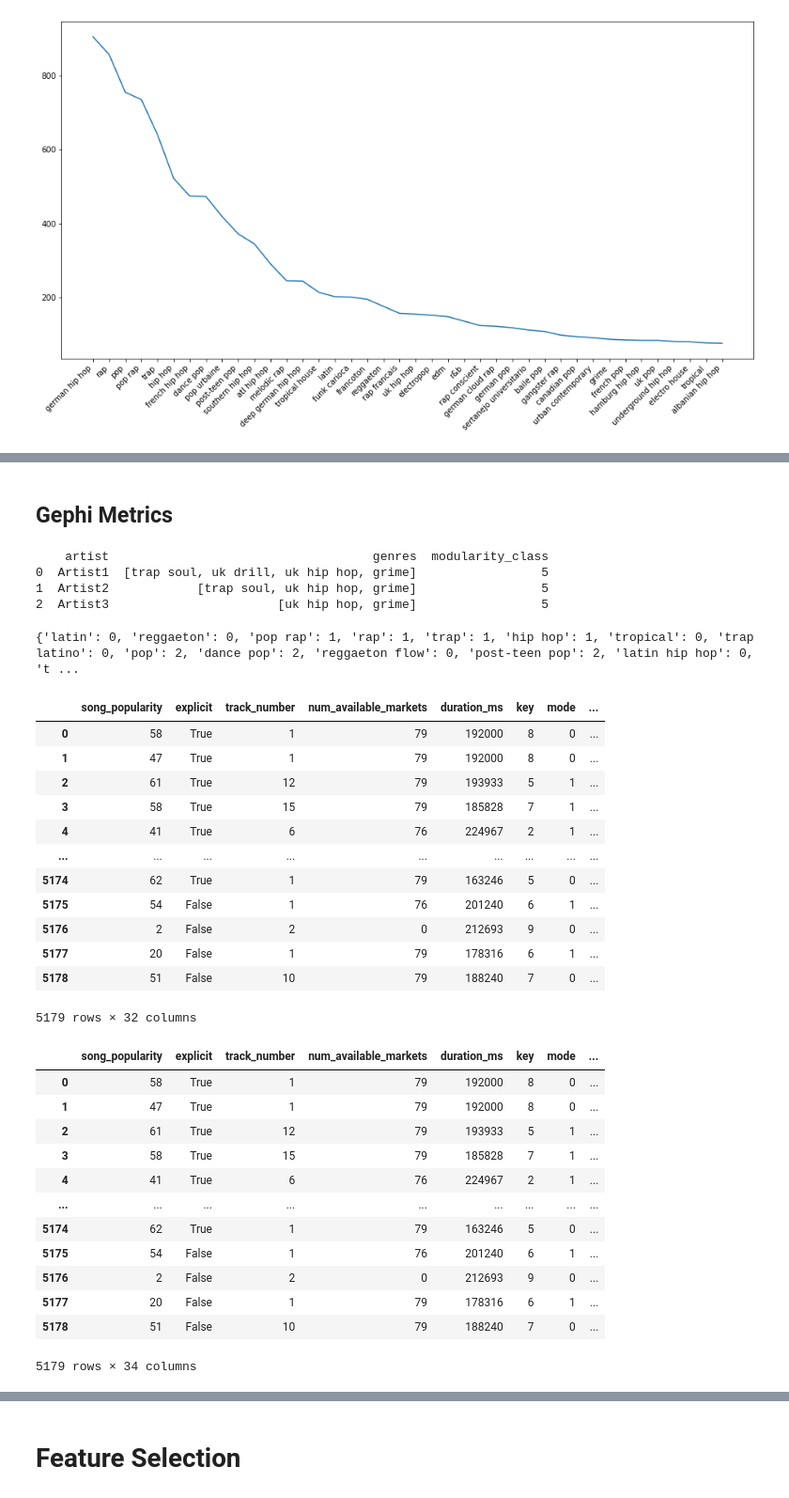
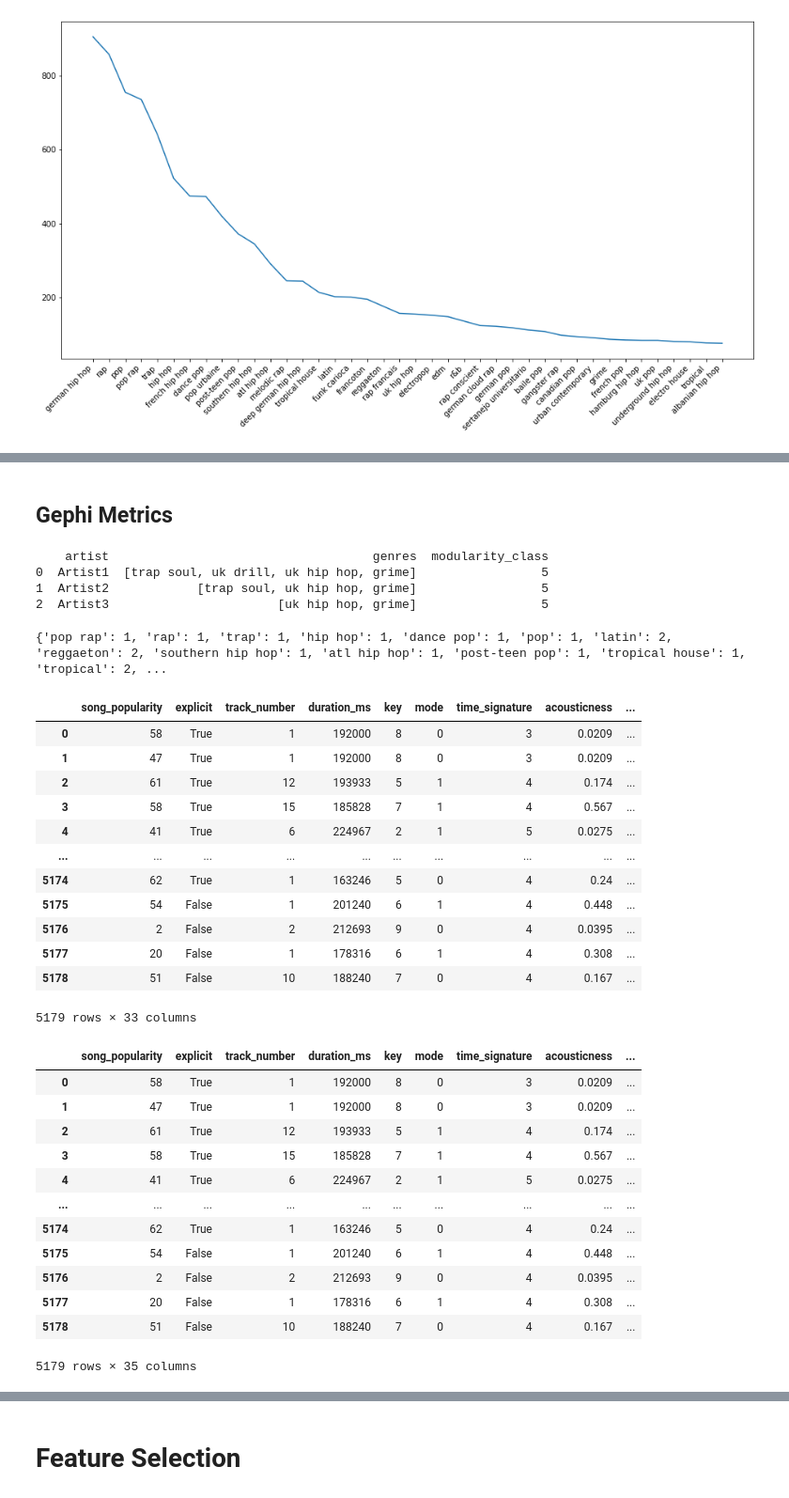
Before and after one commit to anushkavp/Music-Collaboration-Analysis, a Jupyter notebook: Preprocessing.ipynb, the cells around one changed output, grey strips where cells are left out. Shown at 94% size. Cells and saved outputs as stored; diff of their text form; code cells hidden in the pictures.

```diff
--- a/Preprocessing.ipynb
+++ b/Preprocessing.ipynb
@@ -513,2 +505,0 @@ Columns to be removed:
-# %%
-merged_df_with_artist2.drop(columns=["num_artists"], axis=1,inplace=True)
@@ -530,0 +508,4 @@ merged_df_with_artist2
+# %%
+merged_df_with_artist2['artist1_num_available_markets'] = merged_df_with_artist2.groupby('artist_1')['num_available_markets'].transform('mean').round(0)
+merged_df_with_artist2['artist2_num_available_markets'] = merged_df_with_artist2.groupby('artist_2')['num_available_markets'].transform('mean').round(0)
+merged_df_with_artist2.head()
@@ -530,0 +538,2 @@ merged_df_with_artist2
+# %%
+merged_df_with_artist2.drop(columns=["num_available_markets","num_artists"], axis=1,inplace=True)
@@ -863,6 +890,6 @@ array([[ 0.4618238 , -0.76942064,  0.63350963, ..., -0.20760952,
          1.15087197, -1.15087197]])
-# %% [markdown]
-## Gephi Metrics
+# %% [markdown]
+## Gephi Metrics
 # %%
 # getting metrics from Gephi
 import pandas as pd
@@ -904,68 +931,68 @@ print(df_artists_test)
 # %%
 import csv
 
-reader = csv.DictReader(open('node-table-modularity_class_8.csv'))
+reader = csv.DictReader(open('Gephi Stats.csv'))
 genre_modularity_mapping={}
 for row in reader:
     genre_modularity_mapping[row['Label']] = int(row['modularity_class'])
 print(genre_modularity_mapping)
 # %% [output]
-{'latin': 0, 'reggaeton': 0, 'pop rap': 1, 'rap': 1, 'trap': 1, 'hip hop': 1, 'tropical': 0, 'trap latino': 0, 'pop': 2, 'dance pop': 2, 'reggaeton flow': 0, 'post-teen pop': 2, 'latin hip hop': 0, 't ...
+{'pop rap': 1, 'rap': 1, 'trap': 1, 'hip hop': 1, 'dance pop': 1, 'pop': 1, 'latin': 2, 'reggaeton': 2, 'southern hip hop': 1, 'atl hip hop': 1, 'post-teen pop': 1, 'tropical house': 1, 'tropical': 2, ...
 # %%
 preprocessing_df
 # %% [output]
-|  | song_popularity | explicit | track_number | num_available_markets | duration_ms | key | mode | ... |
-| 0 | 58 | True | 1 | 79 | 192000 | 8 | 0 | ... |
-| 1 | 47 | True | 1 | 79 | 192000 | 8 | 0 | ... |
-| 2 | 61 | True | 12 | 79 | 193933 | 5 | 1 | ... |
-| 3 | 58 | True | 15 | 79 | 185828 | 7 | 1 | ... |
-| 4 | 41 | True | 6 | 76 | 224967 | 2 | 1 | ... |
-| ... | ... | ... | ... | ... | ... | ... | ... | ... |
-| 5174 | 62 | True | 1 | 79 | 163246 | 5 | 0 | ... |
-| 5175 | 54 | False | 1 | 76 | 201240 | 6 | 1 | ... |
-| 5176 | 2 | False | 2 | 0 | 212693 | 9 | 0 | ... |
-| 5177 | 20 | False | 1 | 79 | 178316 | 6 | 1 | ... |
-| 5178 | 51 | False | 10 | 79 | 188240 | 7 | 0 | ... |
+|  | song_popularity | explicit | track_number | duration_ms | key | mode | time_signature | acousticness | ... |
+| 0 | 58 | True | 1 | 192000 | 8 | 0 | 3 | 0.0209 | ... |
+| 1 | 47 | True | 1 | 192000 | 8 | 0 | 3 | 0.0209 | ... |
+| 2 | 61 | True | 12 | 193933 | 5 | 1 | 4 | 0.174 | ... |
+| 3 | 58 | True | 15 | 185828 | 7 | 1 | 4 | 0.567 | ... |
+| 4 | 41 | True | 6 | 224967 | 2 | 1 | 5 | 0.0275 | ... |
+| ... | ... | ... | ... | ... | ... | ... | ... | ... | ... |
+| 5174 | 62 | True | 1 | 163246 | 5 | 0 | 4 | 0.24 | ... |
+| 5175 | 54 | False | 1 | 201240 | 6 | 1 | 4 | 0.448 | ... |
+| 5176 | 2 | False | 2 | 212693 | 9 | 0 | 4 | 0.0395 | ... |
+| 5177 | 20 | False | 1 | 178316 | 6 | 1 | 4 | 0.308 | ... |
+| 5178 | 51 | False | 10 | 188240 | 7 | 0 | 4 | 0.167 | ... |
-5179 rows × 32 columns
+5179 rows × 33 columns
 # %%
 def calculate_modularity_class(genre_list):
-    modularity_counts = Counter([genre_modularity_mapping.get(genre, -1) for genre in genre_list])
+    modularity_counts = Counter([genre_modularity_mapping.get(genre, 0) for genre in genre_list])
 
     # Get the modularity class with the maximum count
     max_count = max(modularity_counts.values(), default=0)
 
     # If there's a tie or no majority, choose the first modularity class
     modularity_class = [mod_class for mod_class, count in modularity_counts.items() if count == max_count]
 
     # If there's a tie, choose the first modularity class
     if len(modularity_class) > 1:
         return modularity_class[0]
     else:
-        # If there's no majority, choose the one that is not -1
+        # If there's no majority, choose the one that is not 0
         for mod_class in modularity_class:
-            if mod_class != -1:
+            if mod_class != 0:
                 return mod_class
 
-        # If all are -1, return -1
-        return -1
+        # If all are 0, return 0
+        return 0
 
 # Apply the function to each row
 preprocessing_df['modularity_class_artist1'] = preprocessing_df['genres_artist1'].apply(calculate_modularity_class)
 preprocessing_df['modularity_class_artist2'] = preprocessing_df['genres_artist2'].apply(calculate_modularity_class)
 
 # Display the resulting dataframe
 preprocessing_df
 # %% [output]
-|  | song_popularity | explicit | track_number | num_available_markets | duration_ms | key | mode | ... |
-| 0 | 58 | True | 1 | 79 | 192000 | 8 | 0 | ... |
-| 1 | 47 | True | 1 | 79 | 192000 | 8 | 0 | ... |
-| 2 | 61 | True | 12 | 79 | 193933 | 5 | 1 | ... |
-| 3 | 58 | True | 15 | 79 | 185828 | 7 | 1 | ... |
-| 4 | 41 | True | 6 | 76 | 224967 | 2 | 1 | ... |
-| ... | ... | ... | ... | ... | ... | ... | ... | ... |
-| 5174 | 62 | True | 1 | 79 | 163246 | 5 | 0 | ... |
-| 5175 | 54 | False | 1 | 76 | 201240 | 6 | 1 | ... |
-| 5176 | 2 | False | 2 | 0 | 212693 | 9 | 0 | ... |
-| 5177 | 20 | False | 1 | 79 | 178316 | 6 | 1 | ... |
-| 5178 | 51 | False | 10 | 79 | 188240 | 7 | 0 | ... |
+|  | song_popularity | explicit | track_number | duration_ms | key | mode | time_signature | acousticness | ... |
+| 0 | 58 | True | 1 | 192000 | 8 | 0 | 3 | 0.0209 | ... |
+| 1 | 47 | True | 1 | 192000 | 8 | 0 | 3 | 0.0209 | ... |
+| 2 | 61 | True | 12 | 193933 | 5 | 1 | 4 | 0.174 | ... |
+| 3 | 58 | True | 15 | 185828 | 7 | 1 | 4 | 0.567 | ... |
+| 4 | 41 | True | 6 | 224967 | 2 | 1 | 5 | 0.0275 | ... |
+| ... | ... | ... | ... | ... | ... | ... | ... | ... | ... |
+| 5174 | 62 | True | 1 | 163246 | 5 | 0 | 4 | 0.24 | ... |
+| 5175 | 54 | False | 1 | 201240 | 6 | 1 | 4 | 0.448 | ... |
+| 5176 | 2 | False | 2 | 212693 | 9 | 0 | 4 | 0.0395 | ... |
+| 5177 | 20 | False | 1 | 178316 | 6 | 1 | 4 | 0.308 | ... |
+| 5178 | 51 | False | 10 | 188240 | 7 | 0 | 4 | 0.167 | ... |
-5179 rows × 34 columns
+5179 rows × 35 columns
```
Also changed, not shown: parts of 97 cells of this notebook, 1 other file.
